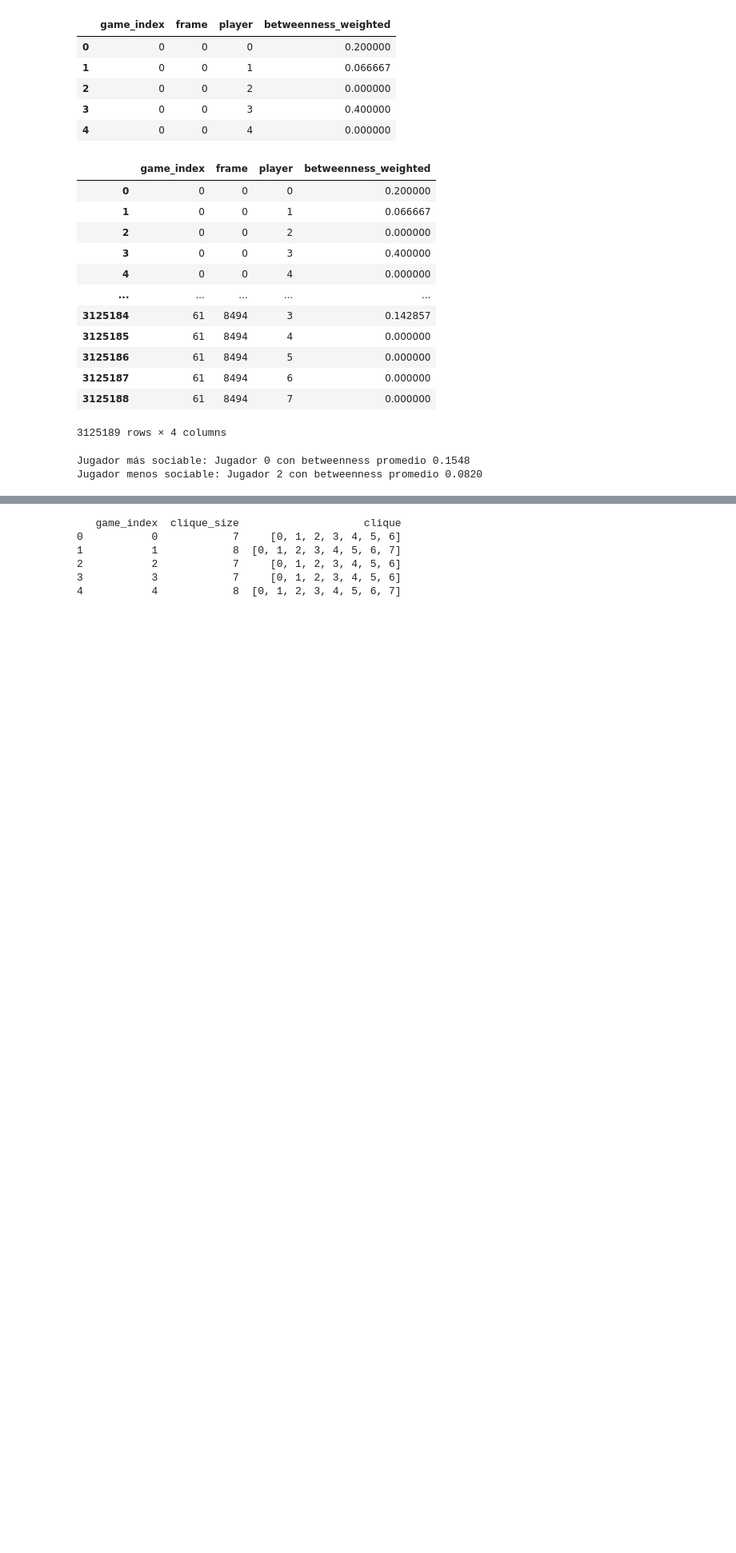
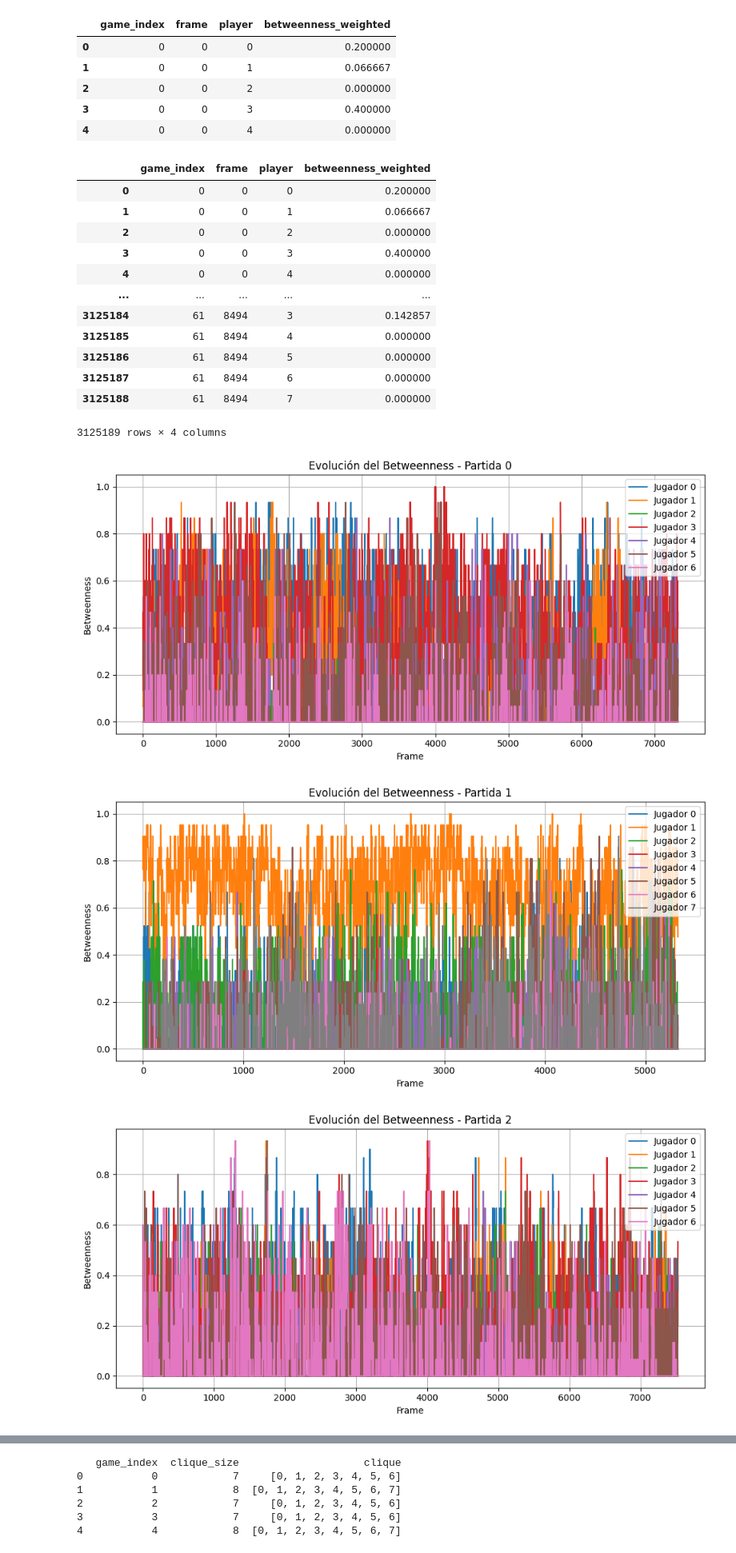
Before and after one commit to hakai-vulpes/resistance-graph-study, a Jupyter notebook: analysis.ipynb, the cells around one changed output, grey strips where cells are left out. Shown at 80% size. Saved outputs shown, nothing was run; the diff lists cells and outputs as text; code cells hidden in the pictures; blank space fills up the shorter version.

Commit message:
Add new betweenness social interactions analysis

```diff
--- a/analysis.ipynb
+++ b/analysis.ipynb
@@ -337,20 +336,28 @@ betweenness_df
 | 3125187 | 61 | 8494 | 6 | 0.000000 |
 | 3125188 | 61 | 8494 | 7 | 0.000000 |
 3125189 rows × 4 columns
-# %%
-# betweenness promedio por jugador
-betweenness_avg = betweenness_df.groupby('player')['betweenness_weighted'].mean()
-
-# Jugador más sociable
-most_sociable_player = betweenness_avg.idxmax()
-most_sociable_value = betweenness_avg.max()
-
-# Jugador menos sociable
-least_sociable_player = betweenness_avg.idxmin()
-least_sociable_value = betweenness_avg.min()
-
-print(f"Jugador más sociable: Jugador {most_sociable_player} con betweenness promedio {most_sociable_value:.4f}")
-print(f"Jugador menos sociable: Jugador {least_sociable_player} con betweenness promedio {least_sociable_value:.4f}")
-# %% [output]
-Jugador más sociable: Jugador 0 con betweenness promedio 0.1548
-Jugador menos sociable: Jugador 2 con betweenness promedio 0.0820
+# %%
+import matplotlib.pyplot as plt
+
+games = betweenness_df['game_index'].unique()
+
+for game_id in games[:3]:
+    df_game = betweenness_df[betweenness_df['game_index'] == game_id]
+
+    plt.figure(figsize=(10, 5))
+
+    for player in sorted(df_game['player'].unique()):
+        df_player = df_game[df_game['player'] == player]
+        plt.plot(df_player['frame'], df_player['betweenness_weighted'], label=f'Jugador {player}')
+
+    plt.title(f'Evolución del Betweenness - Partida {game_id}')
+    plt.xlabel('Frame')
+    plt.ylabel('Betweenness')
+    plt.legend()
+    plt.grid(True)
+    plt.tight_layout()
+    plt.show()
+# %% [output]
+[figure, added]
+[figure, added]
+[figure, added]
```
Also changed, not shown: parts of 5 cells of this notebook.
